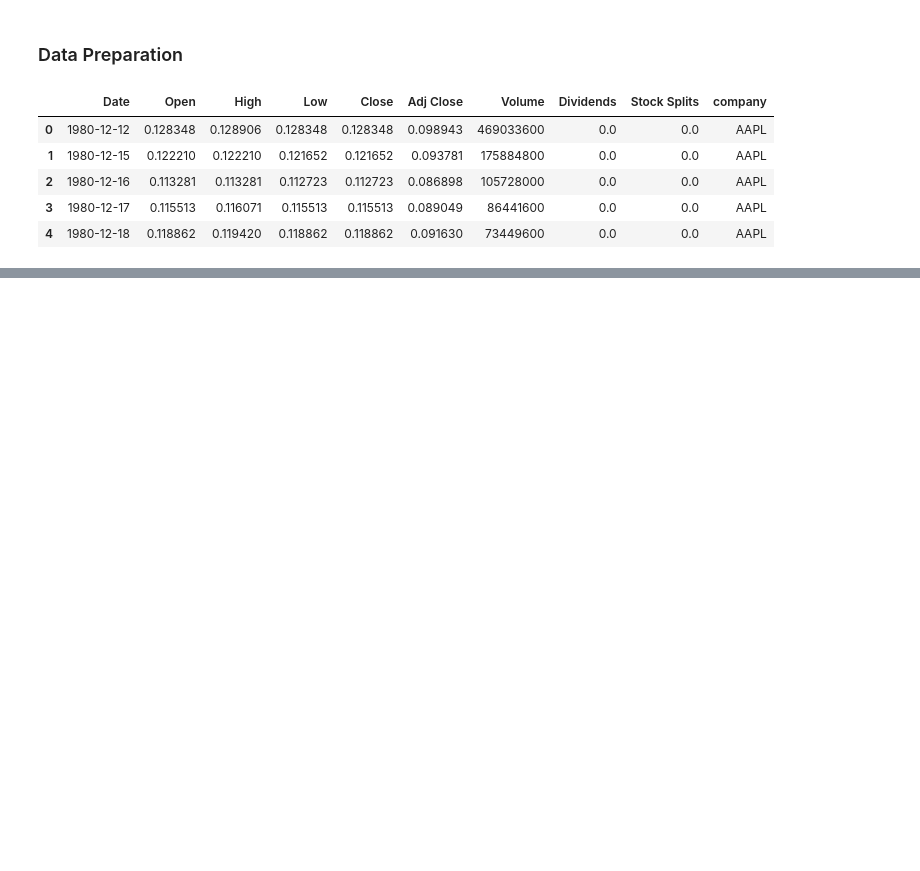
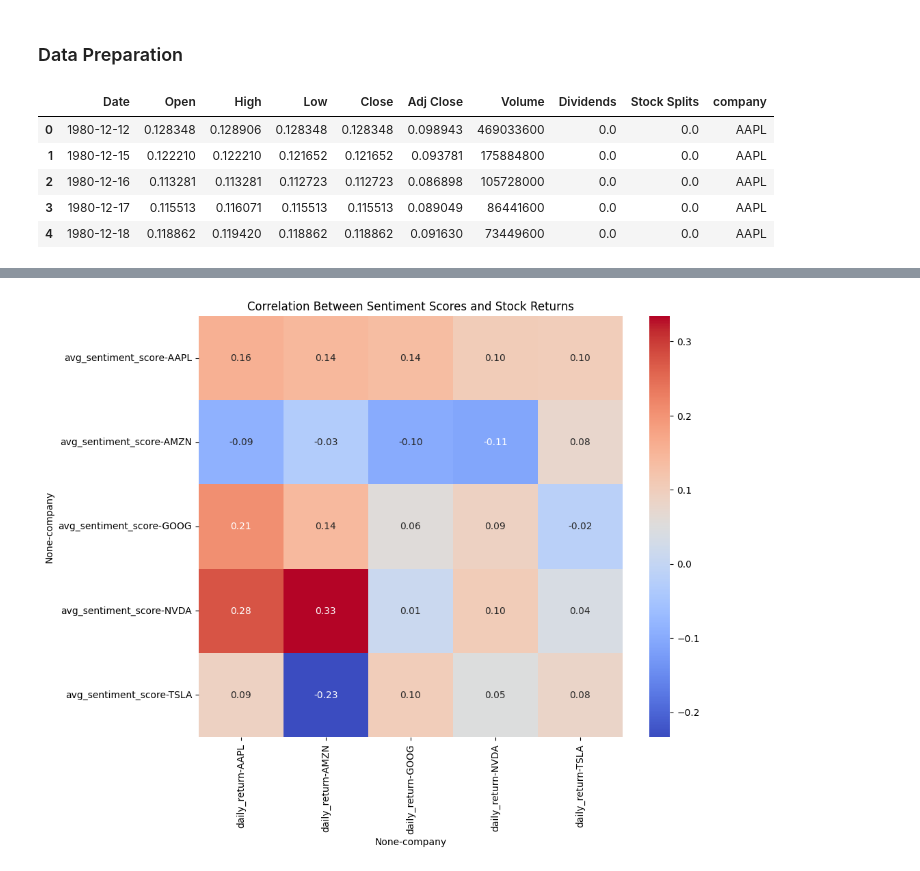
Before and after one commit to alazartefera/News-Sentiment-Stock-Production, a Jupyter notebook: notebooks/correlation_analysis.ipynb, the cells around one changed output, grey strips where cells are left out. Saved outputs shown, nothing was run; the diff lists cells and outputs as text; code cells hidden in the pictures; blank space fills up the shorter version.

```diff
--- a/notebooks/correlation_analysis.ipynb
+++ b/notebooks/correlation_analysis.ipynb
@@ -52,0 +80,4 @@ KeyError: 'date'
+# %%
+combined_stock_data['Date'] = pd.to_datetime(combined_stock_data['Date'])
+combined_stock_data = combined_stock_data.rename(columns={'Date': 'date'})
+combined_stock_data.info()
@@ -52,0 +317,15 @@ KeyError: 'date'
+# %%
+
+# Pivot the data to calculate correlations
+correlation_data = merged_data.pivot_table(index='date', columns='company', values=['avg_sentiment_score', 'daily_return'])
+
+# Calculate correlations between sentiment and stock returns
+correlations = correlation_data.corr().iloc[:len(correlation_data.columns)//2, len(correlation_data.columns)//2:]
+
+# Plot heatmap
+plt.figure(figsize=(10, 8))
+sns.heatmap(correlations, annot=True, cmap='coolwarm', fmt=".2f", cbar=True)
+plt.title('Correlation Between Sentiment Scores and Stock Returns')
+plt.show()
+# %% [output]
+[figure, added]
```
Also changed, not shown: parts of 26 cells of this notebook.
